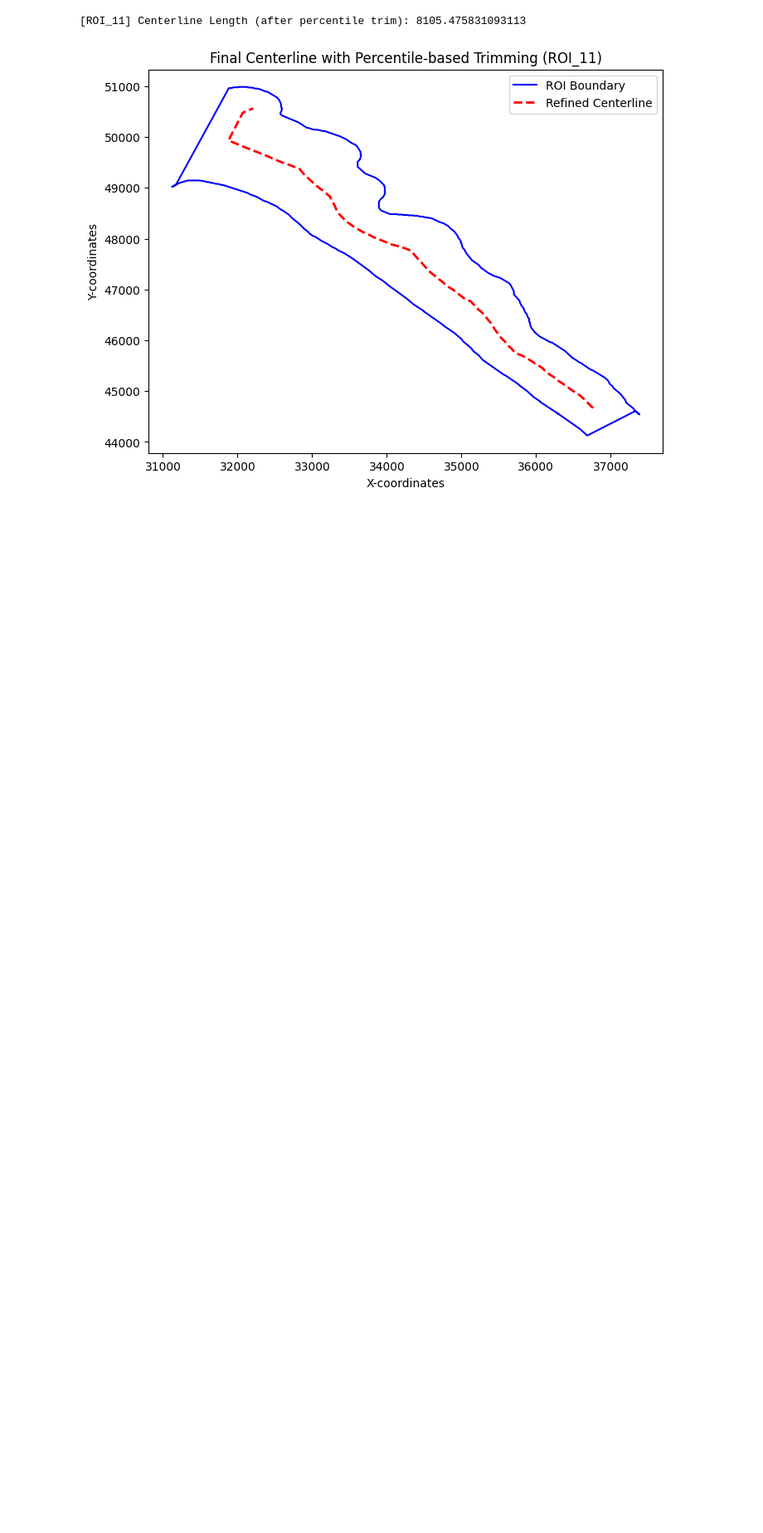
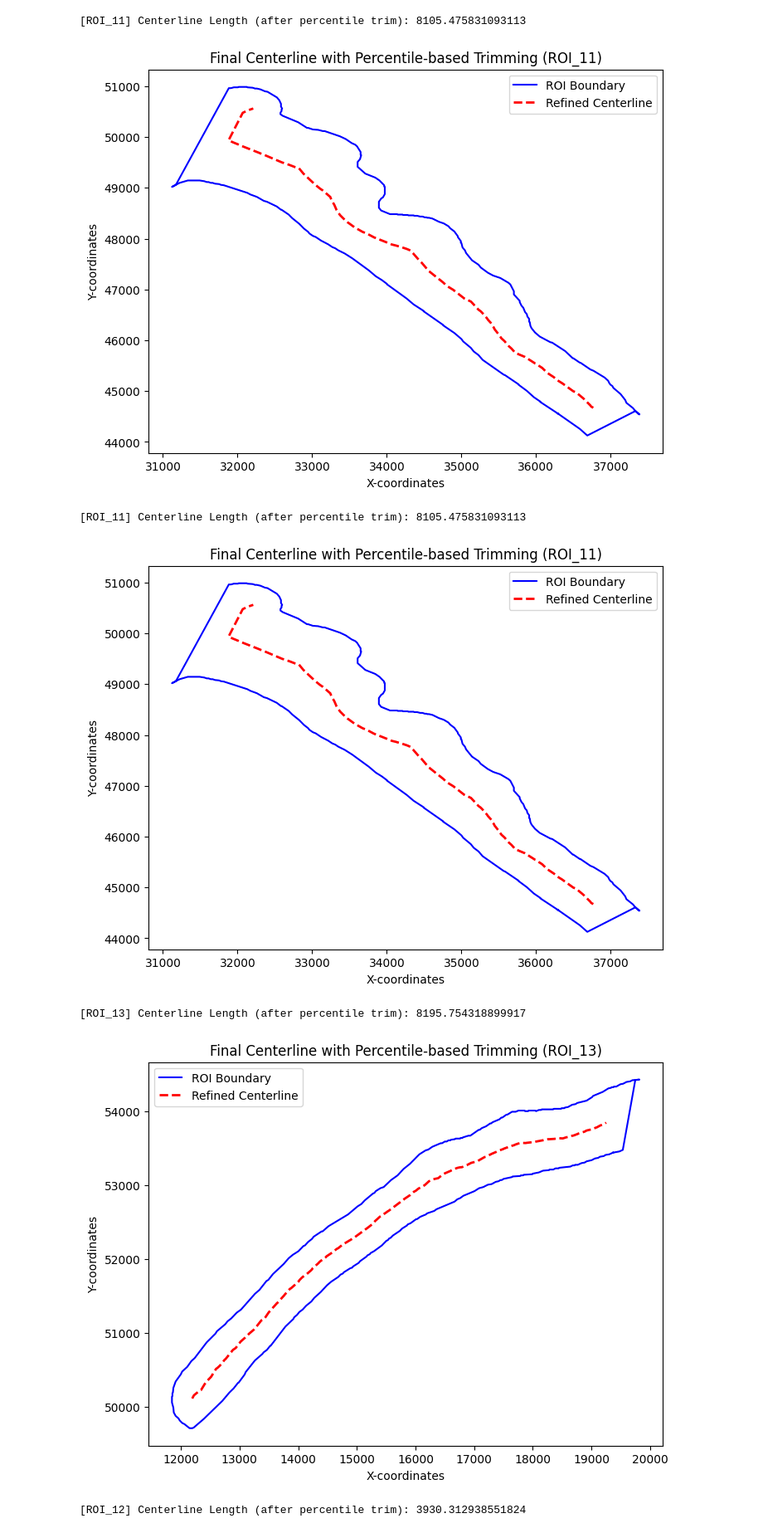
Before and after one commit to Satanna1/Cancer_Project_2025, a Jupyter notebook: Shapely_Doc_Joey_Version.ipynb, the cells around one changed output. Shown at 83% size. Saved outputs shown, nothing was run; the diff lists cells and outputs as text; code cells hidden in the pictures; blank space fills up the shorter version.

```diff
--- a/Shapely_Doc_Joey_Version.ipynb
+++ b/Shapely_Doc_Joey_Version.ipynb
@@ -251,7 +251,7 @@ from shapely.ops import unary_union
 from scipy.spatial import Voronoi, voronoi_plot_2d
 
 # Select an example ROI polygon
-roi_polygon = roi_polygons["ROI_12"]  # Replace with different ROI if needed
+roi_polygon = roi_polygons["ROI_15"]  # Replace with different ROI if needed
 
 # Step 1: Extract boundary points from the polygon
 boundary_coords = np.array(roi_polygon.exterior.coords)
@@ -571,3 +569,71 @@ plt.show()
 # %% [output]
 [ROI_11] Centerline Length (after percentile trim): 8105.475831093113
 [figure]
+# %%
+# get list of unique ROIs
+roi_names = df['roi_name'].unique()
+roi_polygons_list = []
+
+# get the roi_polygons
+for roi in roi_names:
+    roi_polygons_list.append((roi, roi_polygons[roi]))
+# %%
+for roi, roi_polygon in roi_polygons_list:
+    # Extract boundary points
+    boundary_coords = np.array(roi_polygon.exterior.coords)
+    # Compute Voronoi
+    vor = Voronoi(boundary_coords)
+    # Filter Voronoi edges inside the polygon
+    valid_lines = []
+    for vpair in vor.ridge_vertices:
+        if -1 in vpair:
+            continue
+        p1, p2 = vor.vertices[vpair[0]], vor.vertices[vpair[1]]
+        line = LineString([p1, p2])
+        if roi_polygon.contains(line):
+            valid_lines.append(line)
+
+    # Merge edges into a single geometry
+    medial_axis = unary_union(valid_lines)
+    # skip the medial axis is empty
+    if medial_axis.is_empty:
+        print(f"Skipping {roi}: No valid medial axis.")
+        continue
+    G = medial_axis_to_graph(medial_axis)
+    # Largest connected component
+    largest_cc = max(nx.connected_components(G), key=len)
+    G_largest = G.subgraph(largest_cc).copy()
+    # find the longest path among terminal nodes
+    longest_path = find_longest_path(G_largest)
+    if longest_path:
+        centerline = LineString(longest_path)
+    else:
+        centerline = None
+
+    if centerline:
+    # e.g., low_pct=10 means removing points in the lower 10% boundary distance
+        centerline = trim_ends_by_percentile(centerline, roi_polygon, low_pct=10)
+
+    # visualization
+    if centerline and len(centerline.coords) > 1:
+        print(f"[{roi}] Centerline Length (after percentile trim):", centerline.length)
+
+    fig, ax = plt.subplots(figsize=(8, 6))
+    x, y = roi_polygon.exterior.xy
+    ax.plot(x, y, linestyle="-", color="blue", label="ROI Boundary")
+
+    if centerline and len(centerline.coords) > 1:
+        cx, cy = centerline.xy
+        ax.plot(cx, cy, linestyle="--", color="red", linewidth=2, label="Refined Centerline")
+
+    plt.xlabel("X-coordinates")
+    plt.ylabel("Y-coordinates")
+    plt.title(f"Final Centerline with Percentile-based Trimming ({roi})")
+    plt.legend()
+    plt.show()
+# %% [output]
+[ROI_11] Centerline Length (after percentile trim): 8105.475831093113
+[figure, added]
+[ROI_13] Centerline Length (after percentile trim): 8195.754318899917
+[figure, added]
+[ROI_12] Centerline Length (after percentile trim): 3930.312938551824
```
Also changed, not shown: parts of 6 cells of this notebook, 41 other files.
